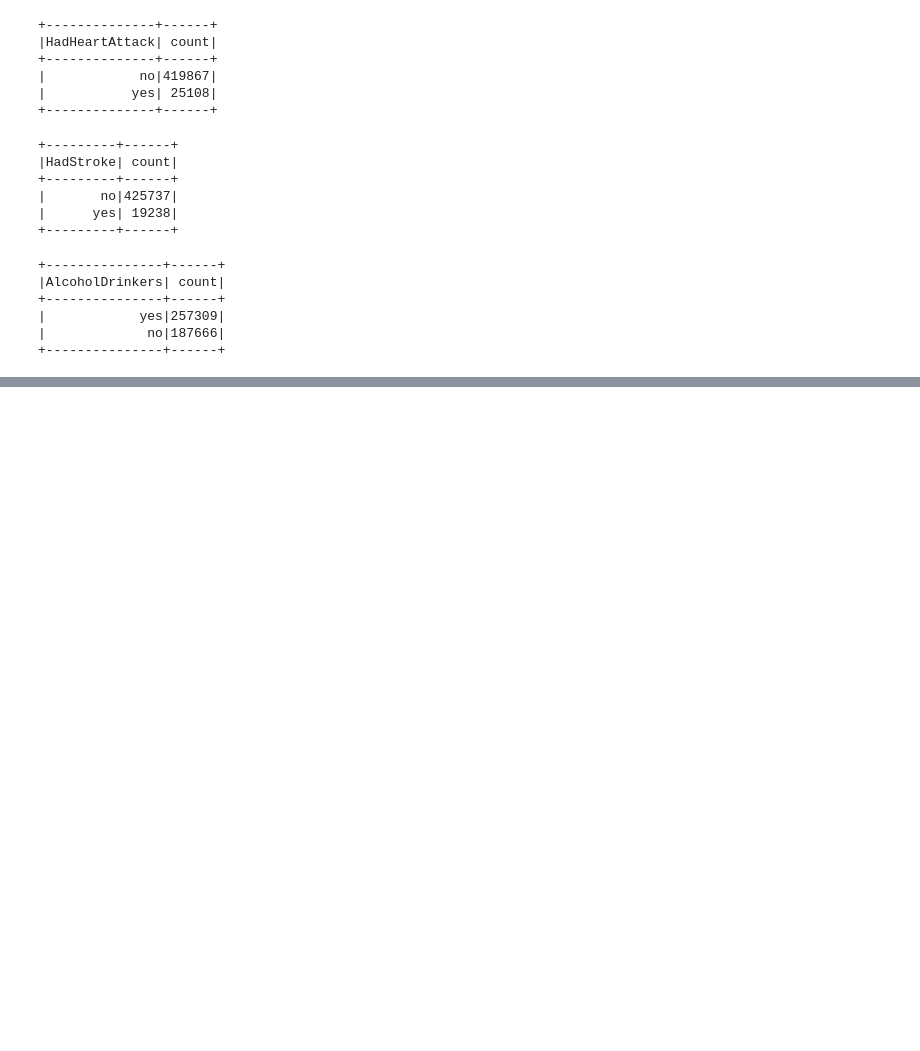
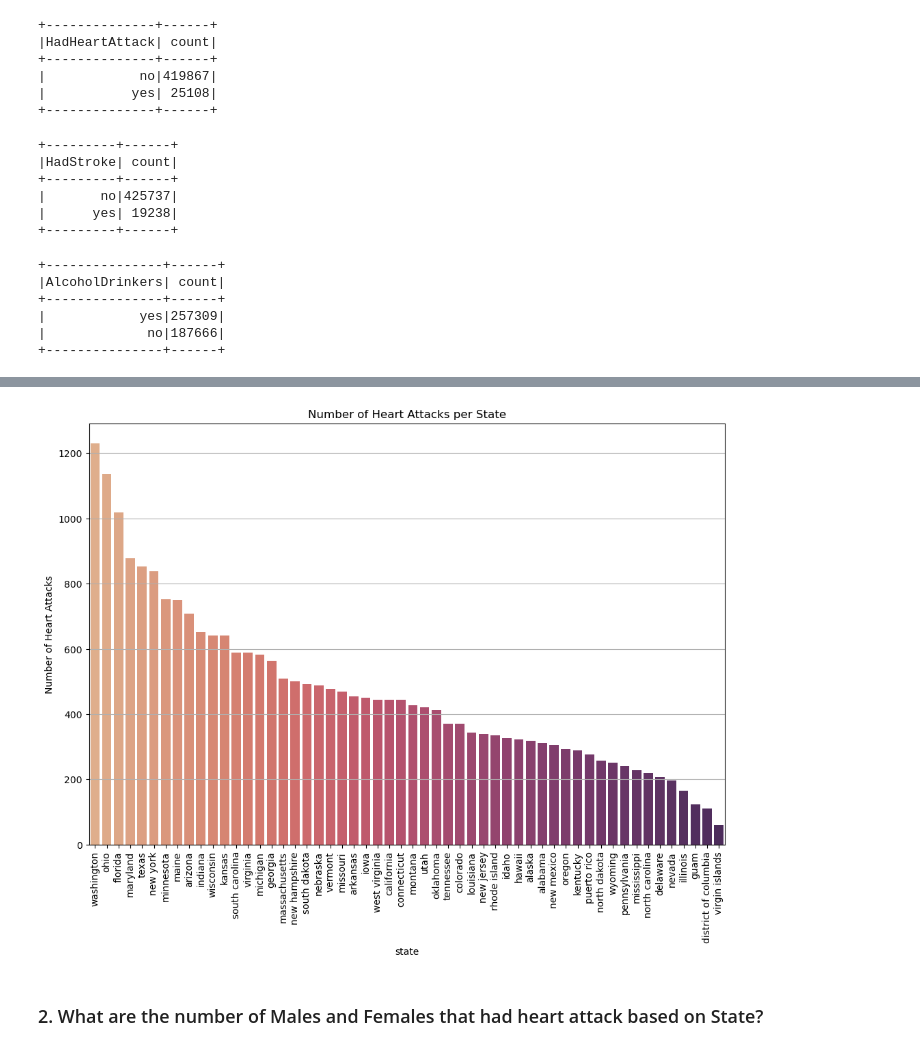
Before and after one commit to nimesh474/Visualization-for-Data-Analytics, a Jupyter notebook: Heart_Attack_Data_Analysis.ipynb, the cells around one changed output, grey strips where cells are left out. Cells and saved outputs as stored; diff of their text form; code cells hidden in the pictures; blank space fills up the shorter version.

Commit message:
code file only with pre-processing, 12 visualizations, PySpark data pre-processing with 2 visualizations

```diff
--- a/Heart_Attack_Data_Analysis.ipynb
+++ b/Heart_Attack_Data_Analysis.ipynb
@@ -1138,0 +1132,4 @@ df_spark_missing_value.groupBy('AlcoholDrinkers').count().orderBy('count', ascen
+# %%
+# filter rows with heart attack and grouped by state with descending order
+state_with_heart_attack = df_spark_missing_value.filter(col('HadHeartAttack') == 'yes' ).groupBy('State').agg(count('*').alias('HeartAttackCount')).orderBy(col('HeartAttackCount').desc())
+state_with_heart_attack.show(54)
@@ -1138,0 +1154,17 @@ df_spark_missing_value.groupBy('AlcoholDrinkers').count().orderBy('count', ascen
+# %%
+# convert to pandas dataframe for visualization
+state_with_heart_attack_pd = state_with_heart_attack.toPandas()
+
+# plotting the heart attack data by state
+plt.figure(figsize=(12,8))
+sns.barplot(data=state_with_heart_attack_pd, x='State', y='HeartAttackCount', palette='flare')
+plt.xticks(rotation=90)
+plt.title('Number of Heart Attacks per State')
+plt.xlabel('state')
+plt.ylabel('Number of Heart Attacks')
+plt.grid(axis='y')
+plt.show()
+# %% [output]
+[figure, added]
+# %% [markdown]
+### 2. What are the number of Males and Females that had heart attack based on State?
```
Also changed, not shown: parts of 14 cells of this notebook.
